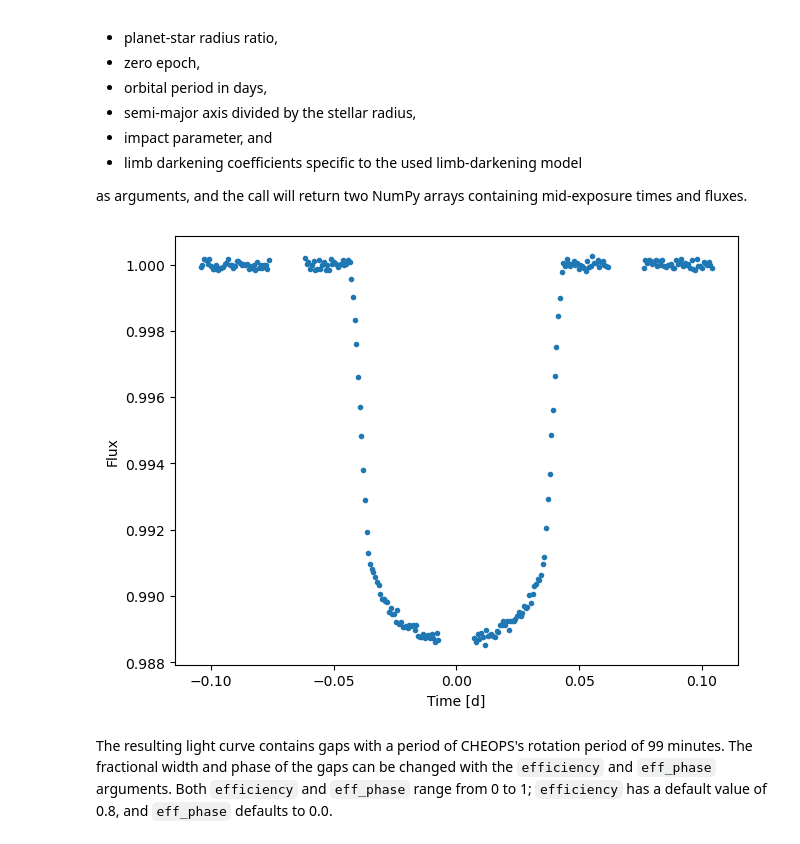
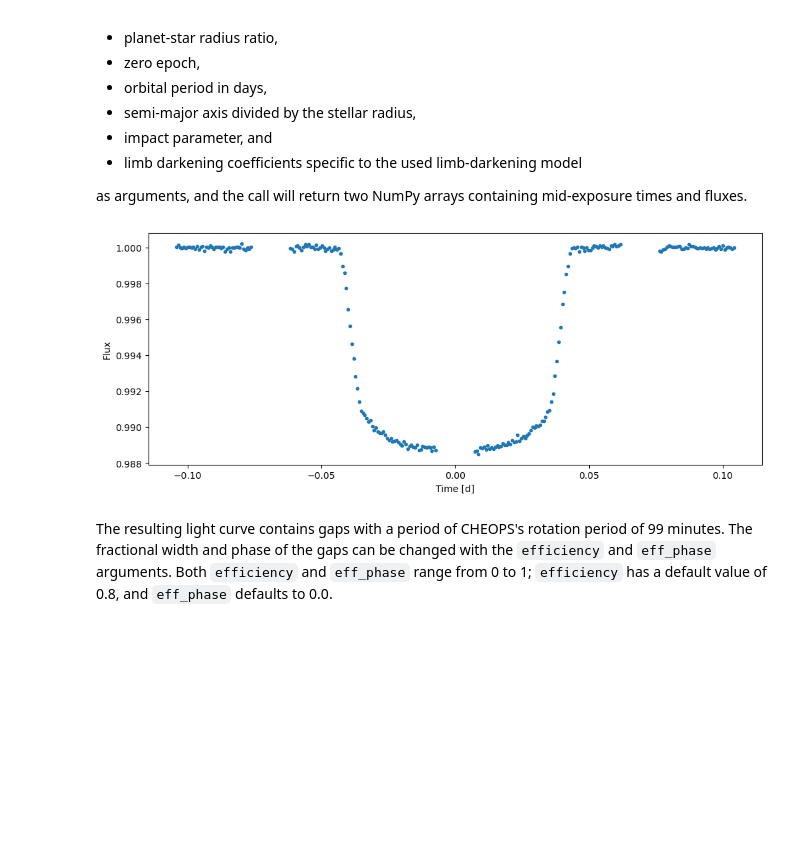
Before and after one commit to JudithKorth/Simple_CHEOPS_Light_Curve_Simulator, a Jupyter notebook: doc/source/usage.ipynb, the cells around one changed output. Cells and saved outputs as stored; diff of their text form; code cells hidden in the pictures; blank space fills up the shorter version.

Commit message:
Updated usage.ipynb and README.md and added a basic example figure.

```diff
--- a/doc/source/usage.ipynb
+++ b/doc/source/usage.ipynb
@@ -30,13 +32,13 @@ as arguments, and the call will return two NumPy arrays containing mid-exposure
 # %%
 time, flux = lcs(radius_ratio=0.1, zero_epoch=0.0, period=2.0,
                  scaled_semi_major_axis=8.0, impact_parameter=0.1,
                 limb_darkening=[0.2, 0.3])
 
-fig, ax = plt.subplots(1, 1, constrained_layout=True)
+fig, ax = plt.subplots(1, 1, figsize=(10,4), constrained_layout=True)
 ax.plot(time, flux, '.')
 plt.setp(ax, xlabel='Time [d]', ylabel='Flux');
 # %% [output]
-[figure, old version]
+[figure, new version]
 # %% [markdown]
 The resulting light curve contains gaps with a period of CHEOPS's rotation period of 99 minutes. The fractional width and phase of the gaps can be changed with the `efficiency` and `eff_phase` arguments. Both `efficiency` and `eff_phase` range from 0 to 1; `efficiency` has a default value of 0.8, and `eff_phase` defaults to 0.0.
 # %%
```
Also changed, not shown: parts of 3 cells of this notebook, 3 other files.
